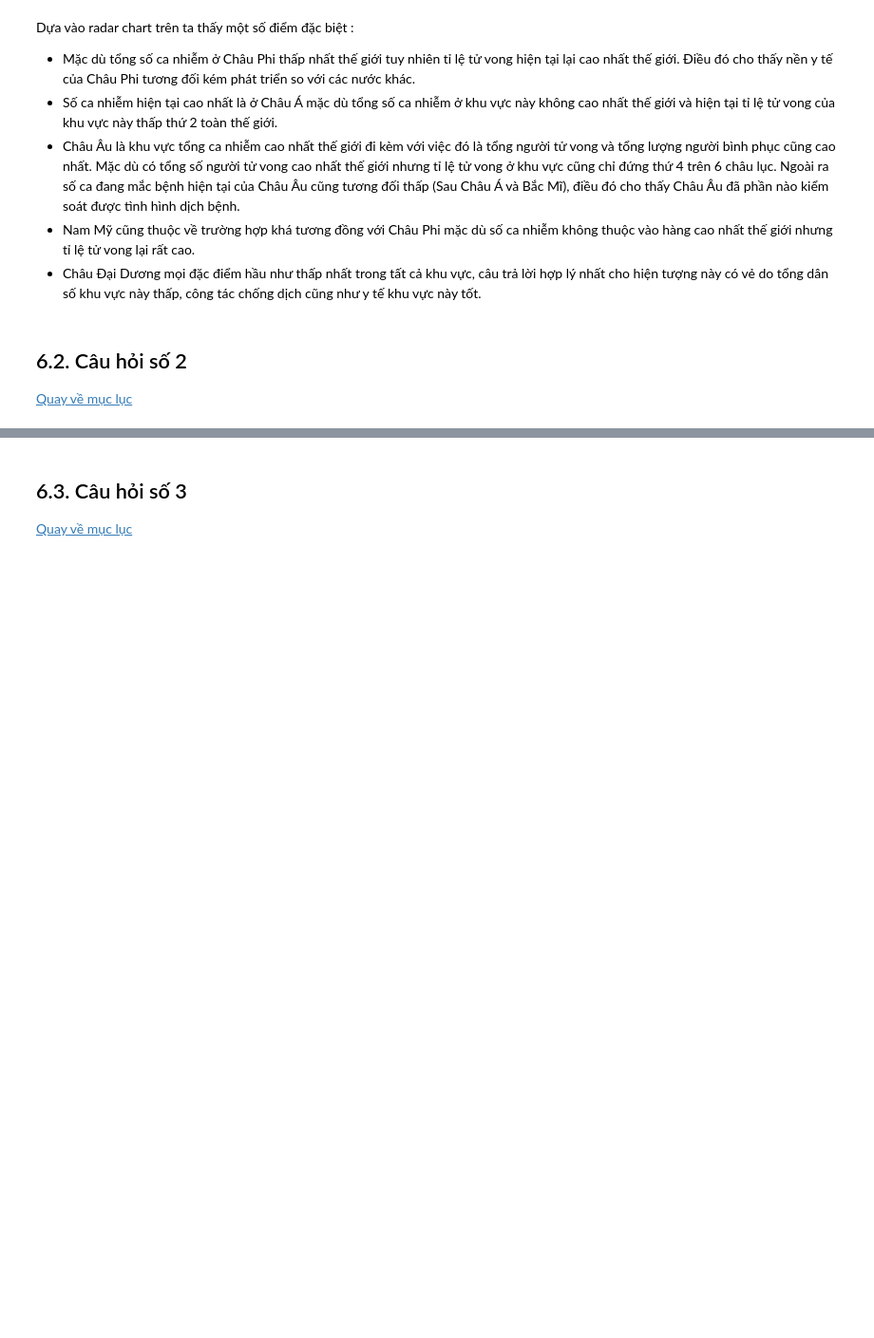
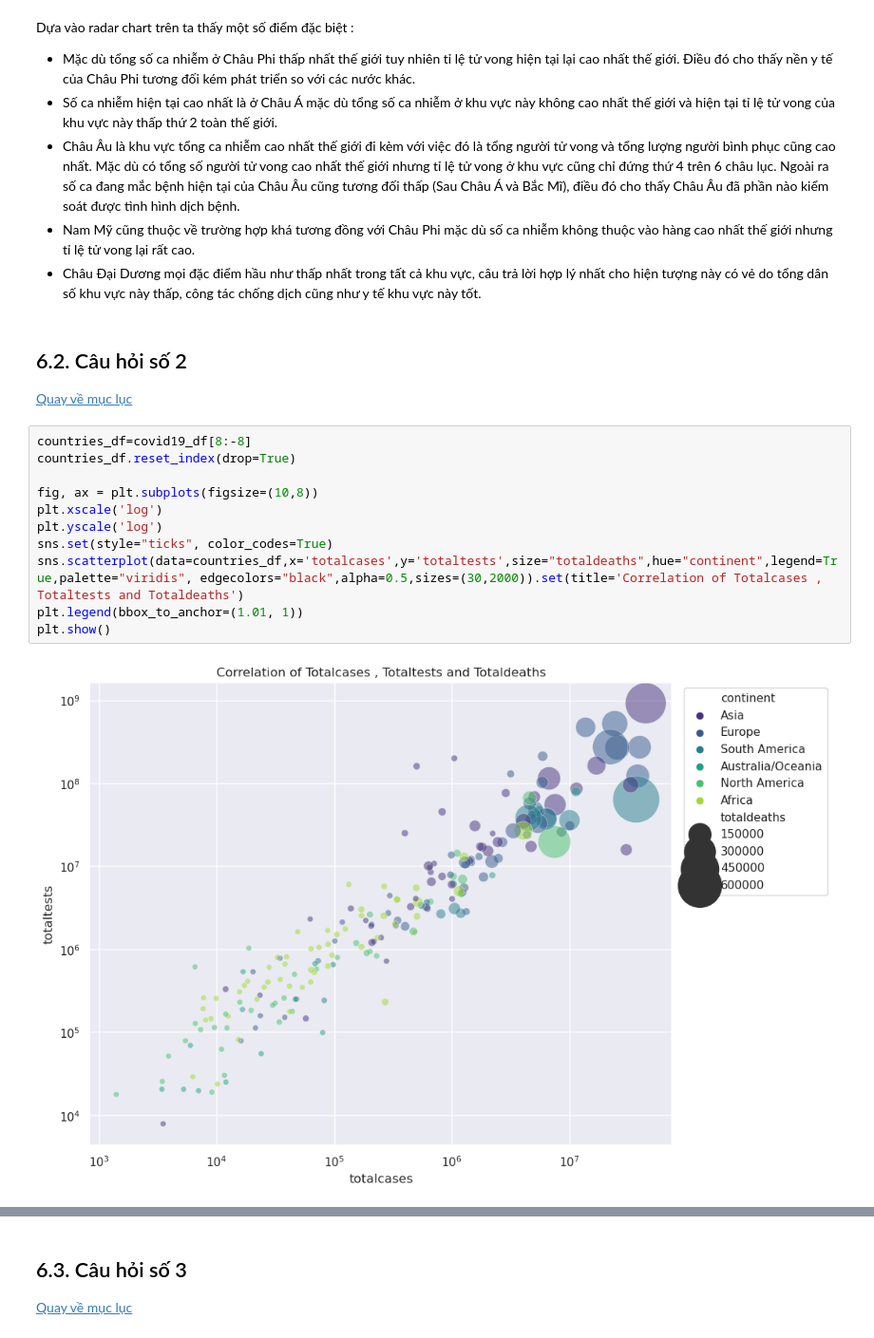
Before and after one commit to phuong1605/Data-Relationship, a Jupyter notebook: lab1.ipynb, the cells around one changed output, grey strips where cells are left out. Shown at 95% size. Saved outputs shown, nothing was run; the diff lists cells and outputs as text; blank space fills up the shorter version.

```diff
--- a/lab1.ipynb
+++ b/lab1.ipynb
@@ -236,3 +238,16 @@ Dựa vào radar chart trên ta thấy một số điểm đặc biệt :
 # %% [markdown]
 ## 6.2. Câu hỏi số 2 <a name = "section6_2"></a>
 [Quay về mục lục](#TOC)
+# %%
+countries_df=covid19_df[8:-8]
+countries_df.reset_index(drop=True)
+
+fig, ax = plt.subplots(figsize=(10,8))
+plt.xscale('log')
+plt.yscale('log')
+sns.set(style="ticks", color_codes=True)
+sns.scatterplot(data=countries_df,x='totalcases',y='totaltests',size="totaldeaths",hue="continent",legend=True,palette="viridis", edgecolors="black",alpha=0.5,sizes=(30,2000)).set(title='Correlation of Totalcases , Totaltests and Totaldeaths')
+plt.legend(bbox_to_anchor=(1.01, 1))
+plt.show()
+# %% [output]
+[figure, added]
```
Also changed, not shown: parts of 12 cells of this notebook.
